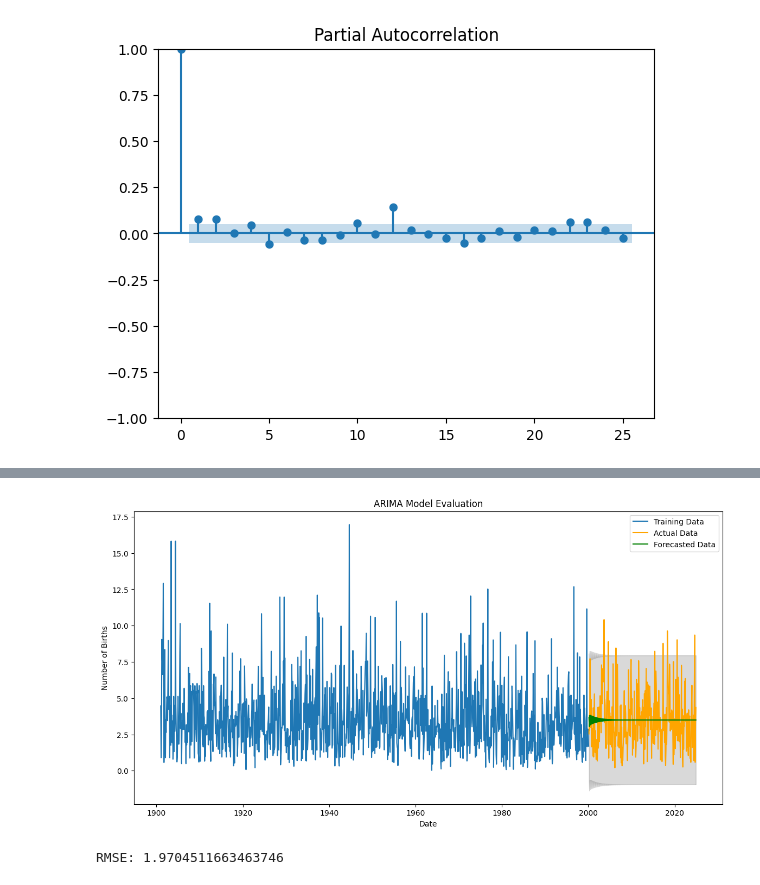
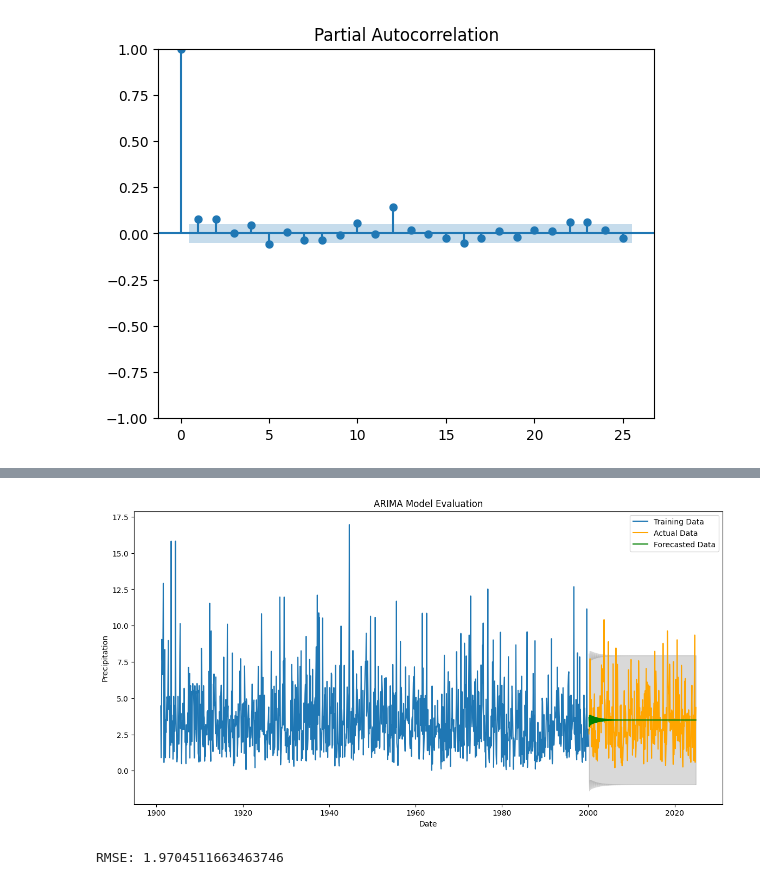
Before and after one commit to phipyao/ds4002-project-2, a Jupyter notebook: SCRIPTS/code.ipynb, the cells around one changed output, grey strips where cells are left out. Drawn from its saved outputs; the diff is of its cells as text; code cells hidden in the pictures.

```diff
--- a/SCRIPTS/code.ipynb
+++ b/SCRIPTS/code.ipynb
@@ -276,9 +282,9 @@ Covariance Type:                  opg
 Warnings:
 [1] Covariance matrix calculated using the outer product of gradients (complex-step).
 # %%
-df_long.set_index('Date', inplace=True)
+#df_long.set_index('Date', inplace=True)
 
-forecast = model_fit.get_forecast(steps=30)
+forecast = model_fit.get_forecast(steps=298)
 from sklearn.metrics import mean_squared_error
 
 
@@ -288,33 +294,33 @@ train, test = df_long[0:train_size], df_long[train_size:len(df_long)]
 
 # Fit the ARIMA model on the training dataset
 model_train = ARIMA(train['Value'], order=(2, 0, 2))
 model_train_fit = model_train.fit()
 
 # Forecast on the test dataset
 test_forecast = model_train_fit.get_forecast(steps=len(test))
 test_forecast_series = pd.Series(test_forecast.predicted_mean, index=test.index)
 
 
 # Calculate the mean squared error
 mse = mean_squared_error(test['Value'], test_forecast_series)
 rmse = mse**0.5
 
 # Create a plot to compare the forecast with the actual test data
 plt.figure(figsize=(14,7))
 plt.plot(train['Value'], label='Training Data')
 plt.plot(test['Value'], label='Actual Data', color='orange')
 plt.plot(test_forecast_series, label='Forecasted Data', color='green')
 plt.fill_between(test.index,
                  test_forecast.conf_int().iloc[:, 0],
                  test_forecast.conf_int().iloc[:, 1],
                  color='k', alpha=.15)
 plt.title('ARIMA Model Evaluation')
 plt.xlabel('Date')
-plt.ylabel('Number of Births')
+plt.ylabel('Precipitation')
 plt.legend()
 plt.show()
 
 print('RMSE:', rmse)
 # %% [output]
-[figure, old version]
+[figure, new version]
 RMSE: 1.9704511663463746
```
Also changed, not shown: parts of 6 cells of this notebook.
